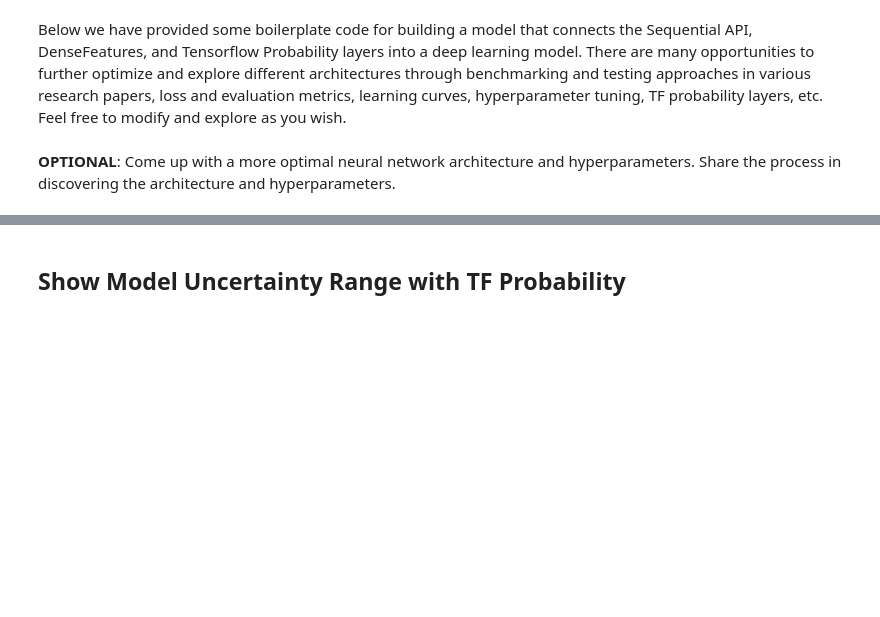
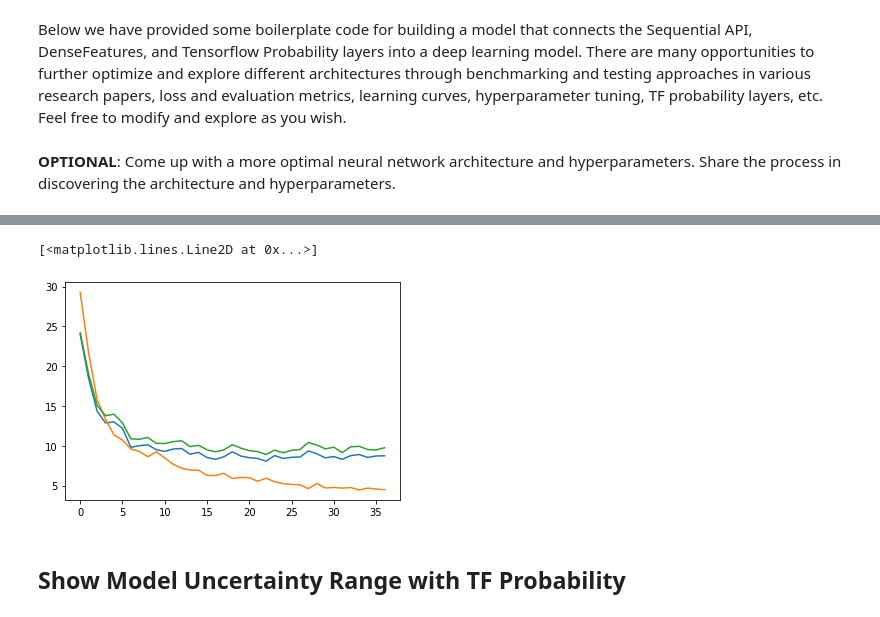
Before and after one commit to FrancoisBagaini/udacity_emr, a Jupyter notebook: project/starter_code/student_project.ipynb, the cells around one changed output, grey strips where cells are left out. Saved outputs shown, nothing was run; the diff lists cells and outputs as text; code cells hidden in the pictures; blank space fills up the shorter version.

```diff
--- a/project/starter_code/student_project.ipynb
+++ b/project/starter_code/student_project.ipynb
@@ -723,10 +720,6 @@ tf.Tensor(
 ## Use DenseFeatures to combine features for model
 # %% [markdown]
 Now that we have prepared categorical and numerical features using Tensorflow's Feature Column API, we can combine them into a dense vector representation for the model. Below we will create this new input layer, which we will call 'claim_feature_layer'.
-# %%
-feature_layer = layers.DenseFeatures(tf_cat_col_list[0])
-t =feature_layer(diabetes_batch)
-t
 # %%
 claim_feature_columns = tf_cat_col_list + tf_cont_col_list
 claim_feature_layer = tf.keras.layers.DenseFeatures(claim_feature_columns)
@@ -760,5 +753,5 @@ def build_diabetes_model(train_ds, val_ds,  feature_layer,  epochs=5, loss_metri
                         epochs=epochs)
     return model, history
 # %%
-diabetes_model, history = build_diabetes_model(diabetes_train_ds, diabetes_val_ds,  claim_feature_layer,  epochs=10)
+diabetes_model, history = build_diabetes_model(diabetes_train_ds, diabetes_val_ds,  claim_feature_layer,  epochs=20)
 # %% [output]
@@ -776,3 +787,10 @@ Epoch 3/10
+# %%
+plt.plot(history.history['val_mse'])
+plt.plot(history.history['loss'])
+plt.plot(history.history['val_loss'])
+# %% [output]
+[<matplotlib.lines.Line2D at 0x...>]
+[figure, added]
 # %% [markdown]
 ## Show Model Uncertainty Range with TF Probability
 # %% [markdown]
```
Also changed, not shown: parts of 26 cells of this notebook, 1 other file.
